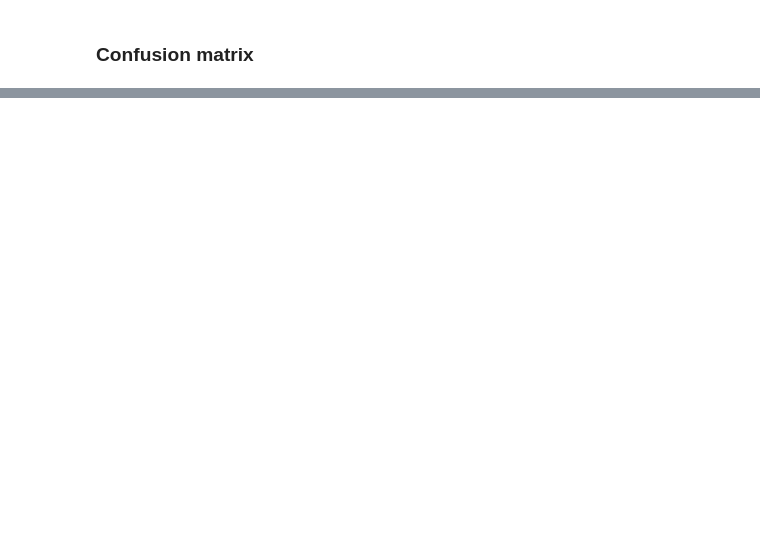
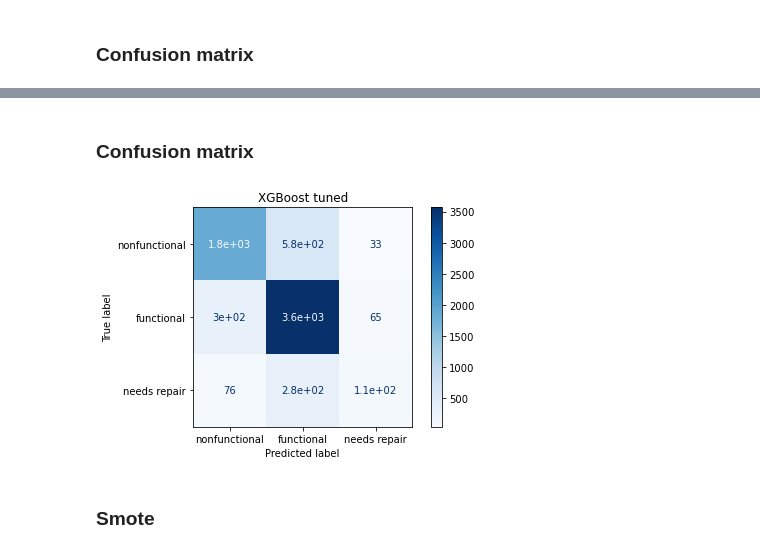
Before and after one commit to Milenaafeworki/Tanzanian_water_well, a Jupyter notebook: tanzanian_water_wells.ipynb, the cells around one changed output, grey strips where cells are left out. Cells and saved outputs as stored; diff of their text form; code cells hidden in the pictures; blank space fills up the shorter version.

```diff
--- a/tanzanian_water_wells.ipynb
+++ b/tanzanian_water_wells.ipynb
@@ -1491,0 +1560,11 @@ models_df.sort_values(by='f1', ascending=False)
+# %%
+param_grid = {
+    'eta': [0.1, 0.3], # default 0.3, aka learning_rate
+    'gamma': [0, 3], # default 0, aka min_loss_split
+    'max_depth': [6, 8, 10], # default 6
+    'min_child_weight': [0.5, 1], # default 1
+    'subsample': [0.5, 1], # default 1
+}
+xgb = XGBClassifier()
+grid_search = GridSearchCV(xgb, param_grid, cv=3, scoring='f1_macro')
+grid_search.fit(scaled_data_train, y_train)
@@ -1491,0 +1614,7 @@ models_df.sort_values(by='f1', ascending=False)
+# %%
+
+xgb_tuned = XGBClassifier(eta=0.3, gamma=0, max_depth=10, min_child_weight=1, subsample=1)
+xgb_tuned.fit(scaled_data_train, y_train)
+get_metrics(y_test, scaled_data_test, xgb_tuned)
+metrics['name'] = 'XGBoost scaled'
+models.append(metrics)
@@ -1491,0 +1639,14 @@ models_df.sort_values(by='f1', ascending=False)
+# %% [markdown]
+### Confusion matrix
+# %%
+plot_confusion_matrix(xgb_tuned, scaled_data_test, y_test,
+                      display_labels=['nonfunctional', 'functional',
+                                      'needs repair'], cmap=plt.cm.Blues)
+plt.title('XGBoost tuned')
+plt.tight_layout()
+
+plt.show()
+# %% [output]
+[figure, added]
+# %% [markdown]
+### Smote
```
Also changed, not shown: parts of 28 cells of this notebook.
